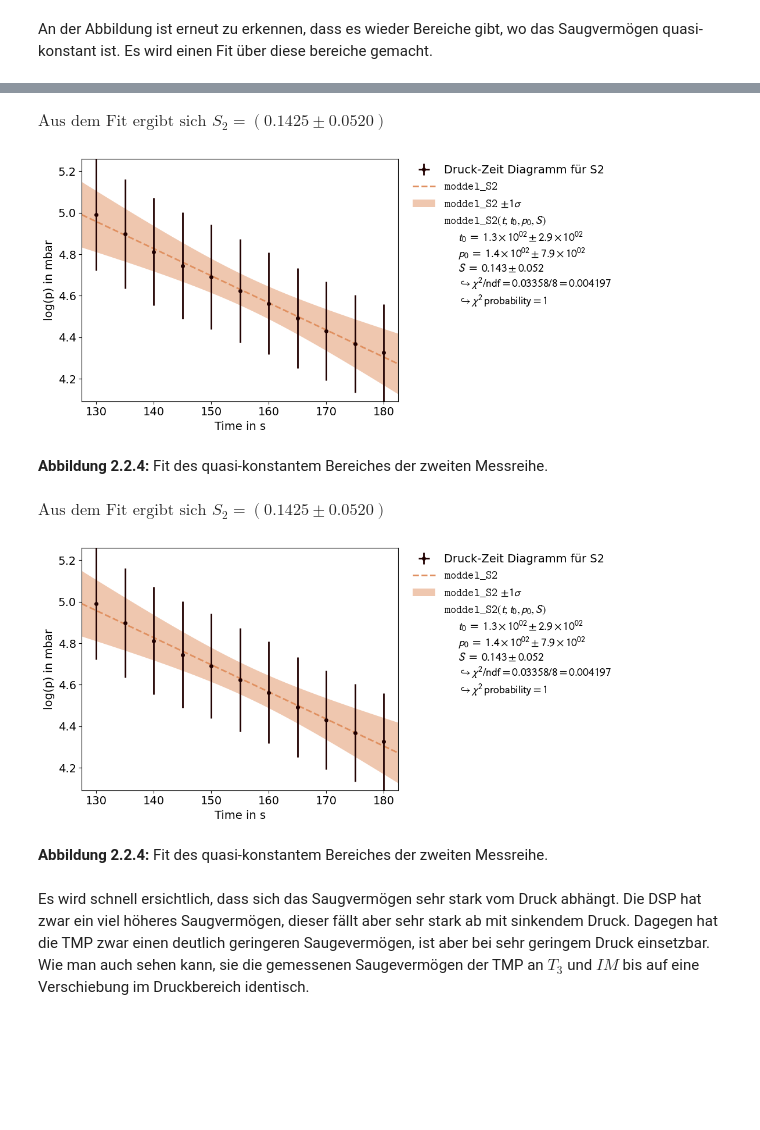
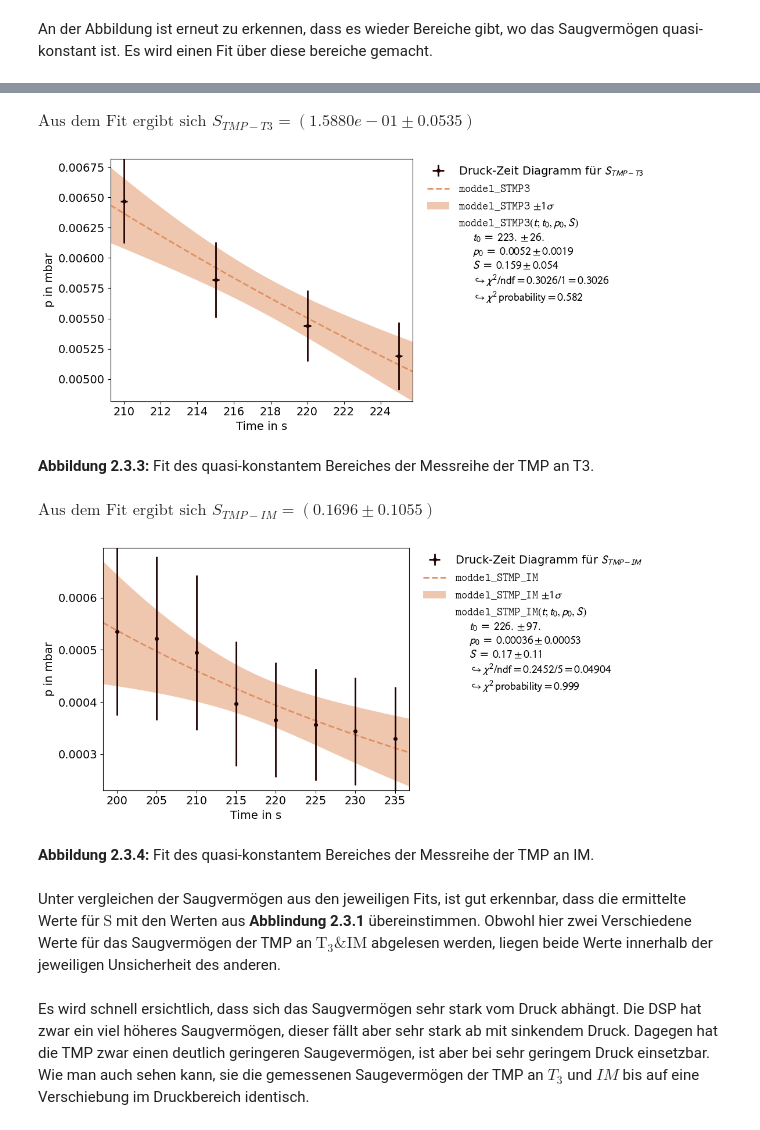
Before and after one commit to AlFa-Tier/Uni_codes, a Jupyter notebook: Praktikum/Vakuum/Vakuum.ipynb, the cells around one changed output, grey strips where cells are left out. Cells and saved outputs as stored; diff of their text form; code cells hidden in the pictures; blank space fills up the shorter version.

```diff
--- a/Praktikum/Vakuum/Vakuum.ipynb
+++ b/Praktikum/Vakuum/Vakuum.ipynb
@@ -835,77 +830,79 @@ $\displaystyle \text{Aus dem Fit ergibt sich } S_{DSP}=\left(0.7727\pm0.0607\rig
 # %%
 # Define fit function
-def moddel_S2(t,t_0=time_2[26],p_0=pressure_2[26],S=mean(list=S_2,start=26,finish=37)):
-    return np.log(p_0*np.exp(-(S)/(V)*(t-t_0)))
+def moddel_STMP3(t,t_0=time_3[42],p_0=pressure_T3[46],S=mean(list=S_TMP_T3,start=8,finish=12)):
+    return p_0*np.exp(-(S)/(V)*(t-t_0))
 
 # Dataset erstellen
-dataset_S2 = kafe2.XYContainer(x_data=time_2[26:37],y_data=np.log(pressure_2[26:37]))
-dataset_S2.axis_labels=['Time in s', 'log(p) in mbar']
-dataset_S2.label='Druck-Zeit Diagramm für S2'
+dataset_STMP3 = kafe2.XYContainer(x_data=time_3[42:46],y_data=pressure_T3[42:46])
+dataset_STMP3.axis_labels=['Time in s', 'p in mbar']
+dataset_STMP3.label='Druck-Zeit Diagramm für $S_{TMP-T3}$'
 
-dataset_S2.add_error(axis='x',err_val=0.196)
-dataset_S2.add_error(axis='y',err_val=0.0539,relative=True)
+dataset_STMP3.add_error(axis='x',err_val=0.196)
+dataset_STMP3.add_error(axis='y',err_val=0.0539,relative=True)
 
 
 
 # Fit-Objekt erstellen
-fit_S2 = kafe2.Fit(dataset_S2,model_function=moddel_S2)
-fit_S2.limit_parameter("t_0", lower=0)
+fit_STMP3 = kafe2.Fit(dataset_STMP3,model_function=moddel_STMP3)
+fit_STMP3.limit_parameter("t_0", lower=0)
 
 # Fit durchführen
-fit_S2.do_fit()
-fit_result_S2=kafe2.Plot([fit_S2])
+fit_STMP3.do_fit()
+fit_result_STMP3=kafe2.Plot([fit_STMP3])
 
 # Get Fit Variables and their errors
-params_2=fit_S2.parameter_values
-params_err_2=fit_S2.parameter_errors
+params_STMP3=fit_STMP3.parameter_values
+params_err_STMP3=fit_STMP3.parameter_errors
 
 # Fit-Ergebnisse plotten
 # fit_result_S2.y_scale='log'
-fit_result_S2.plot()
-display(Math(rf'\text{{Aus dem Fit ergibt sich }} S_2=\left({params_2[2]:.04}\pm{params_err_2[2]:.4f}\right)'))
+fit_result_STMP3.plot()
+display(Math(rf'\text{{Aus dem Fit ergibt sich }} S_{{TMP-T3}}=\left({params_STMP3[2]:.04e}\pm{params_err_STMP3[2]:.4f}\right)'))
 plt.show()
-display(Markdown('**Abbildung 2.2.4:** Fit des quasi-konstantem Bereiches der zweiten Messreihe.'))
+display(Markdown('**Abbildung 2.3.3:** Fit des quasi-konstantem Bereiches der Messreihe der TMP an T3.'))
 # %% [output]
-$\displaystyle \text{Aus dem Fit ergibt sich } S_2=\left(0.1425\pm0.0520\right)$
+$\displaystyle \text{Aus dem Fit ergibt sich } S_{TMP-T3}=\left(1.5880e-01\pm0.0535\right)$
-[figure, old version]
+[figure, new version]
-**Abbildung 2.2.4:** Fit des quasi-konstantem Bereiches der zweiten Messreihe.
+**Abbildung 2.3.3:** Fit des quasi-konstantem Bereiches der Messreihe der TMP an T3.
 # %%
 # Define fit function
-def moddel_S2(t,t_0=time_2[26],p_0=pressure_2[26],S=mean(list=S_2,start=26,finish=37)):
-    return np.log(p_0*np.exp(-(S)/(V)*(t-t_0)))
+def moddel_STMP_IM(t,t_0=time_3[40],p_0=pressure_IM[48],S=mean(list=S_TMP_IM,start=6,finish=14)):
+    return p_0*np.exp(-(S)/(V)*(t-t_0))
 
 # Dataset erstellen
-dataset_S2 = kafe2.XYContainer(x_data=time_2[26:37],y_data=np.log(pressure_2[26:37]))
-dataset_S2.axis_labels=['Time in s', 'log(p) in mbar']
-dataset_S2.label='Druck-Zeit Diagramm für S2'
+dataset_STMP_IM = kafe2.XYContainer(x_data=time_3[40:48],y_data=pressure_IM[40:48])
+dataset_STMP_IM.axis_labels=['Time in s', 'p in mbar']
+dataset_STMP_IM.label='Druck-Zeit Diagramm für $S_{TMP-IM}$'
 
-dataset_S2.add_error(axis='x',err_val=0.196)
-dataset_S2.add_error(axis='y',err_val=0.0539,relative=True)
+dataset_STMP_IM.add_error(axis='x',err_val=0.196)
+dataset_STMP_IM.add_error(axis='y',err_val=0.3,relative=True)
 
 
 
 # Fit-Objekt erstellen
-fit_S2 = kafe2.Fit(dataset_S2,model_function=moddel_S2)
-fit_S2.limit_parameter("t_0", lower=0)
+fit_STMP_IM = kafe2.Fit(dataset_STMP_IM,model_function=moddel_STMP_IM)
+fit_STMP_IM.limit_parameter("t_0", lower=0)
 
 # Fit durchführen
-fit_S2.do_fit()
-fit_result_S2=kafe2.Plot([fit_S2])
+fit_STMP_IM.do_fit()
+fit_result_STMP_IM=kafe2.Plot([fit_STMP_IM])
 
 # Get Fit Variables and their errors
-params_2=fit_S2.parameter_values
-params_err_2=fit_S2.parameter_errors
+params_STMP_IM=fit_STMP_IM.parameter_values
+params_err_STMP_IM=fit_STMP_IM.parameter_errors
 
 # Fit-Ergebnisse plotten
 # fit_result_S2.y_scale='log'
-fit_result_S2.plot()
-display(Math(rf'\text{{Aus dem Fit ergibt sich }} S_2=\left({params_2[2]:.04}\pm{params_err_2[2]:.4f}\right)'))
+fit_result_STMP_IM.plot()
+display(Math(rf'\text{{Aus dem Fit ergibt sich }} S_{{TMP-IM}}=\left({params_STMP_IM[2]:.04}\pm{params_err_STMP_IM[2]:.4f}\right)'))
 plt.show()
-display(Markdown('**Abbildung 2.2.4:** Fit des quasi-konstantem Bereiches der zweiten Messreihe.'))
+display(Markdown('**Abbildung 2.3.4:** Fit des quasi-konstantem Bereiches der Messreihe der TMP an IM.'))
 # %% [output]
-$\displaystyle \text{Aus dem Fit ergibt sich } S_2=\left(0.1425\pm0.0520\right)$
+$\displaystyle \text{Aus dem Fit ergibt sich } S_{TMP-IM}=\left(0.1696\pm0.1055\right)$
-[figure, old version]
+[figure, new version]
-**Abbildung 2.2.4:** Fit des quasi-konstantem Bereiches der zweiten Messreihe.
+**Abbildung 2.3.4:** Fit des quasi-konstantem Bereiches der Messreihe der TMP an IM.
+# %% [markdown]
+Unter vergleichen der Saugvermögen aus den jeweiligen Fits, ist gut erkennbar, dass die ermittelte Werte für $\mathrm S$ mit den Werten aus **Abblindung 2.3.1** übereinstimmen. Obwohl hier zwei Verschiedene Werte für das Saugvermögen der TMP an $\mathrm{T_3 \& IM}$ abgelesen werden, liegen beide Werte innerhalb der jeweiligen Unsicherheit des anderen.
 # %% [markdown]
 Es wird schnell ersichtlich, dass sich das Saugvermögen sehr stark vom Druck abhängt. Die DSP hat zwar ein viel höheres Saugvermögen, dieser fällt aber sehr stark ab mit sinkendem Druck. Dagegen hat die TMP zwar einen deutlich geringeren Saugevermögen, ist aber bei sehr geringem Druck einsetzbar. Wie man auch sehen kann, sie die gemessenen Saugevermögen der TMP an $T_3$ und $IM$ bis auf eine Verschiebung  im Druckbereich identisch.
 # %% [markdown]
```
Also changed, not shown: parts of 3 cells of this notebook.
